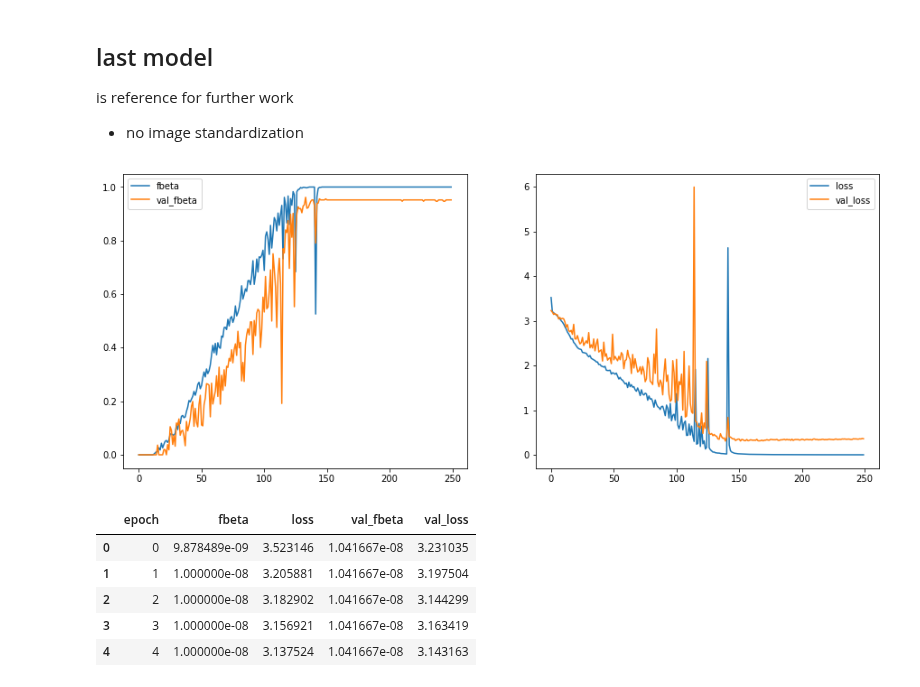
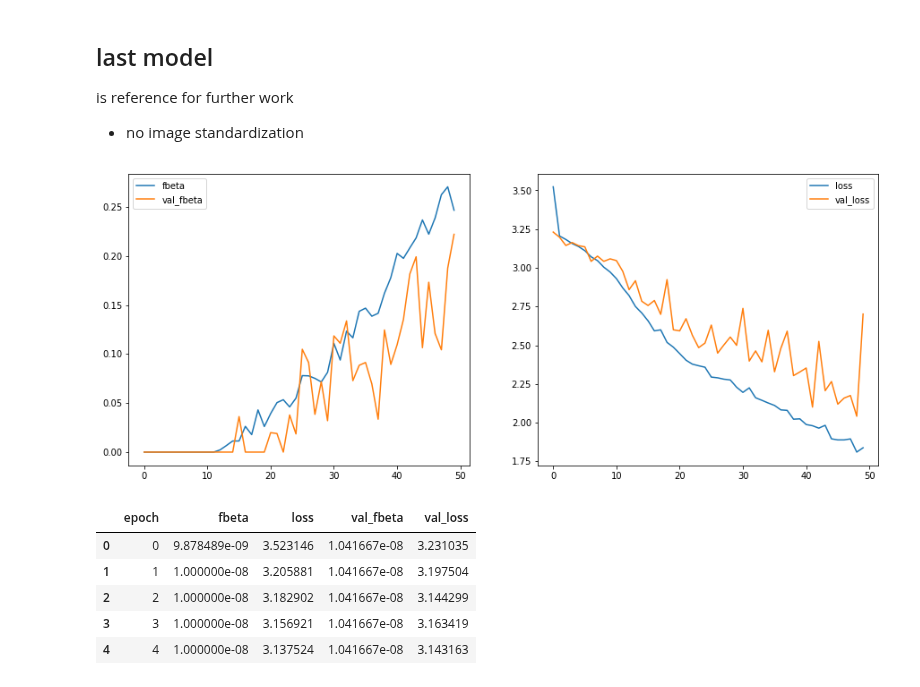
Before and after one commit to damilo/keyestcnn, a Jupyter notebook: model/model.eval.ipynb, the cells around one changed output. Cells and saved outputs as stored; diff of their text form; code cells hidden in the pictures.

```diff
--- a/model/model.eval.ipynb
+++ b/model/model.eval.ipynb
@@ -8,18 +8,18 @@ import pandas as pd
 import matplotlib.pyplot as plt
 %matplotlib inline
 
-def plot_history (filename):
+def plot_history (filename, epochs):
     history = pd.read_csv (filename)
     history.rename (columns={'Unnamed: 0': 'epoch'}, inplace=True)
 
     fig, axs = plt.subplots (1,2)
 
-    axs[0].plot (history['epoch'], history['fbeta'])
-    axs[0].plot (history['epoch'], history['val_fbeta'])
+    axs[0].plot (history['epoch'][:epochs], history['fbeta'][:epochs])
+    axs[0].plot (history['epoch'][:epochs], history['val_fbeta'][:epochs])
     axs[0].legend ()
 
-    axs[1].plot (history['epoch'], history['loss'])
-    axs[1].plot (history['epoch'], history['val_loss'])
+    axs[1].plot (history['epoch'][:epochs], history['loss'][:epochs])
+    axs[1].plot (history['epoch'][:epochs], history['val_loss'][:epochs])
     axs[1].legend ()
 
     fig.set_size_inches ((15, 6))
@@ -36,9 +36,9 @@ is reference for further work
 
 - no image standardization
 # %%
-history = plot_history ('20180906-140724_model.hist.csv')
+history = plot_history ('20180906-140724_model.hist.csv', 50)
 # %% [output]
-[figure, old version]
+[figure, new version]
 # %%
 history.head ()
 # %% [output]
```
Also changed, not shown: parts of 9 cells of this notebook.
